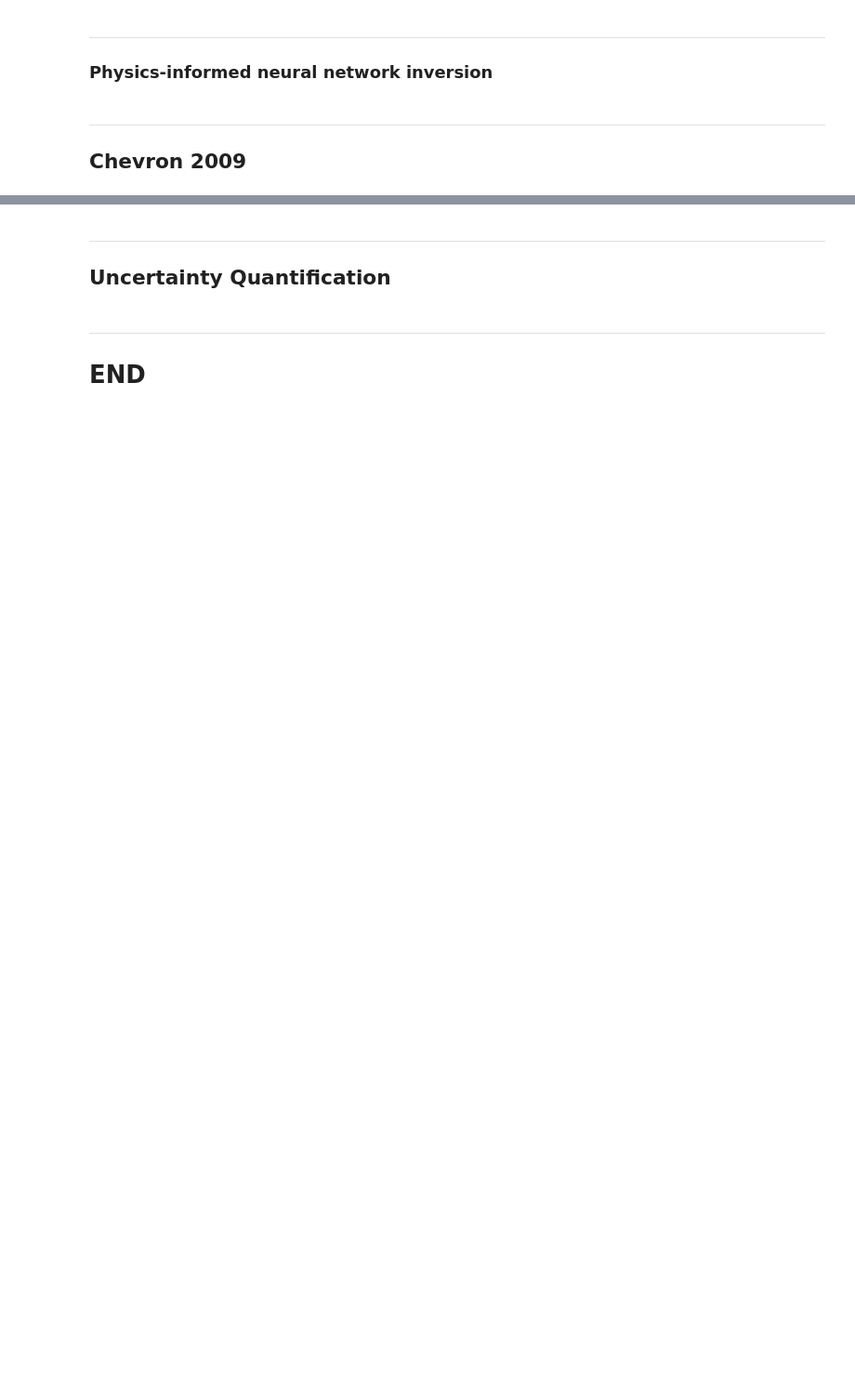
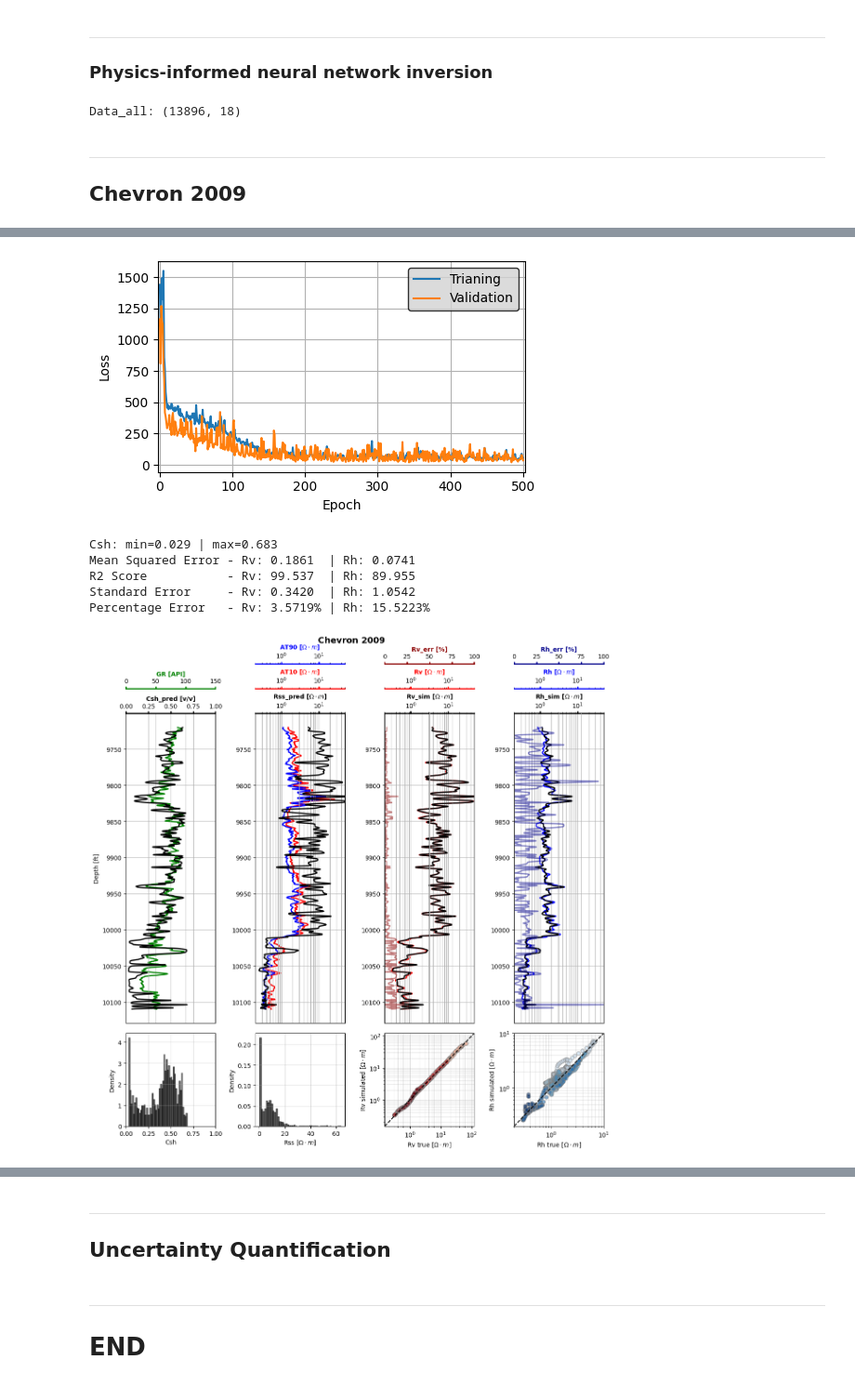
Before and after one commit to misaelmmorales/Anisotropic-Resistivity-Inversion, a Jupyter notebook: main_PINN.ipynb, the cells around one changed output, grey strips where cells are left out. Shown at 93% size. Saved outputs shown, nothing was run; the diff lists cells and outputs as text; code cells hidden in the pictures; blank space fills up the shorter version.

```diff
--- a/main_PINN.ipynb
+++ b/main_PINN.ipynb
@@ -47,6 +59,23 @@ class ResInvLoss(nn.Module):
         regPa = self.lambda_reg*torch.norm(outputs, p=self.lambda_p)
 
         return  costf + regPa
+# %%
+class DataLoss(nn.Module):
+    def __init__(self, loss_fn=nn.MSELoss()):
+        super(DataLoss, self).__init__()
+        self.dd_loss = loss_fn
+
+    def forward(self, inputs, outputs):
+        Rv_true  = inputs[:, 0]
+        Rh_true  = inputs[:, 1]
+        dd_true  = inputs[:, 2]
+        Rvsh     = inputs[:, 3]
+        Rhsh     = inputs[:, 4]
+        Csh_pred = outputs[:, 0]
+        Rss_pred = outputs[:, 1]
+        Rv_sim = (Csh_pred*Rvsh + (1-Csh_pred)*Rss_pred)
+        Rh_sim = 1/(Csh_pred/Rhsh + (1-Csh_pred)/Rss_pred)
+        return (self.dd_loss(Rv_sim, Rv_true) + self.dd_loss(Rh_sim, Rh_true))/2
 # %%
 class ResInvPINN(nn.Module):
     def __init__(self, hidden_dim:int=128, csh_constraint_mult=1.5):
@@ -89,7 +114,9 @@ data3 = synthetic1.dropna()
 data4 = synthetic2.dropna()
 
 data_all = pd.concat([data1, data2, data3, data4], ignore_index=False)
-data_all
+print('Data_all: {}'.format(data_all.shape))
+# %% [output]
+Data_all: (13896, 18)
 # %% [markdown]
 ***
 ## Chevron 2009
@@ -111,6 +138,7 @@ validloader = DataLoader(xvalid, batch_size=batch_size, shuffle=True)
 
 model     = ResInvPINN(hidden_dim=150, csh_constraint_mult=1.75).to(device)
 criterion = ResInvLoss(ddmax=data1[dd].max(), lambda_reg=1e-10).to(device)
+mseloss   = DataLoss(loss_fn=nn.MSELoss()).to(device)
 optimizer = torch.optim.Adam(params=model.parameters(), lr=1e-3)
 print('# of Parameters: {:,}'.format(sum(p.numel() for p in model.parameters() if p.requires_grad)))
 
@@ -123,7 +151,7 @@ for epoch in range(epochs):
     for i, x in enumerate(trainloader):
         optimizer.zero_grad()
         y = model(x[0])
-        loss = criterion(x[0], y)
+        loss = criterion(x[0], y) + mseloss(x[0], y)
         loss.backward()
         optimizer.step()
         epoch_train_loss.append(loss.item())
@@ -171,3 +199,4 @@ s = 'Chevron 2009'
 plot_pinn_results(results, suptitle=s)
 gradientbased_results = pd.read_csv('results/gradient_based_solution_Chevron.csv', index_col=0)
 plot_pinn_gb_comparison(results, gradientbased_results, suptitle=s)
+# %% [output]
@@ -173,0 +212,7 @@ plot_pinn_gb_comparison(results, gradientbased_results, suptitle=s)
+[figure, added]
+Csh: min=0.029 | max=0.683
+Mean Squared Error - Rv: 0.1861  | Rh: 0.0741
+R2 Score           - Rv: 99.537  | Rh: 89.955
+Standard Error     - Rv: 0.3420  | Rh: 1.0542
+Percentage Error   - Rv: 3.5719% | Rh: 15.5223%
+[figure, added]
```
Also changed, not shown: parts of 4 cells of this notebook.
